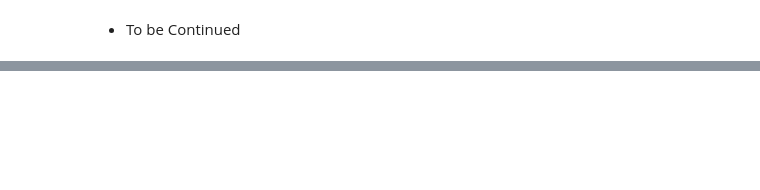
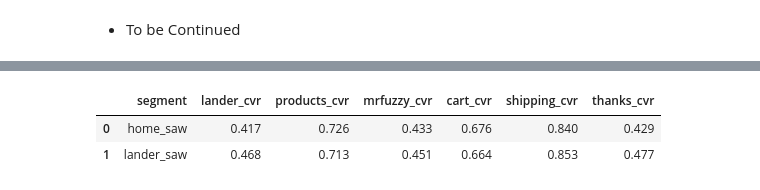
Before and after one commit to mavendataguy/SQL, a Jupyter notebook: SQL_Data_Analysis.ipynb, the cells around one changed output, grey strips where cells are left out. Saved outputs shown, nothing was run; the diff lists cells and outputs as text; code cells hidden in the pictures; blank space fills up the shorter version.

```diff
--- a/SQL_Data_Analysis.ipynb
+++ b/SQL_Data_Analysis.ipynb
@@ -347,0 +348,59 @@ and utm_campaign = 'nonbrand' and website_session_id >
+# %%
+pd.read_sql("""
+with sessions_level_counts_q7 as
+(
+	select case when home_saw=1 then 'home_saw' when lander_saw=1 then 'lander_saw' else 'un-known' end as segment,
+count( distinct website_session_id) as sessions,
+count( distinct case when products_hit=1 then website_session_id else null end) products_hit,
+count( distinct case when mrfuzzy_hit=1 then website_session_id else null end) mrfuzzy_hit,
+count( distinct case when shipping_hit=1 then website_session_id else null end) shipping_hit,
+count( distinct case when billing_hit=1 then website_session_id else null end) billing_hit,
+count( distinct case when cart_hit=1 then website_session_id else null end) cart_hit,
+count( distinct case when thanks_hit=1 then website_session_id else null end )thanks_hit
+from (
+select
+website_session_id,
+max(home_saw) home_saw,
+max(lander_saw) lander_saw,
+max(products_hit) products_hit,
+max(mrfuzzy_hit) mrfuzzy_hit,
+max(shipping_hit) shipping_hit,
+max(billing_hit) billing_hit,
+max(cart_hit)cart_hit,
+max(thanks_hit) thanks_hit
+	from
+	(
+	select
+	website_sessions.website_session_id, --min(website_pageview_id) min_pageview --,
+	case when website_pageviews.pageview_url= '/home' then 1 else 0 end as home_saw,
+	case when website_pageviews.pageview_url= '/lander-1' then 1 else 0 end as lander_saw,
+	case when website_pageviews.pageview_url= '/products' then 1 else 0 end as products_hit,
+	case when website_pageviews.pageview_url = '/the-original-mr-fuzzy' then 1 else 0 end as mrfuzzy_hit,
+	case when website_pageviews.pageview_url= '/shipping' then 1 else 0 end as shipping_hit,
+	case when website_pageviews.pageview_url ='/billing'  then 1 else 0 end as billing_hit,
+	case when website_pageviews.pageview_url= '/cart' then 1 else 0 end as cart_hit,
+	case when website_pageviews.pageview_url= '/thank-you-for-your-order' then 1 else 0 end as thanks_hit
+	from website_pageviews inner join website_sessions
+	on website_pageviews.website_session_id =  website_sessions.website_session_id
+	where website_pageview_id  >= ( select min (website_pageview_id ) from website_pageviews where pageview_url='/lander-1')
+	and website_pageviews.created_at <= '2012-07-28' -- '2012-06-19'
+	and utm_source='gsearch' and utm_campaign ='nonbrand'
+		)x
+	group by website_session_id
+	) sessions_pages_hit_q7
+	group by 1
+)
+select segment,
+round(products_hit*1.0/sessions,3) as lander_cvr,
+round(mrfuzzy_hit*1.0/products_hit,3) as products_cvr,
+round(cart_hit*1.0/mrfuzzy_hit,3) as mrfuzzy_cvr,
+round(shipping_hit*1.0/ cart_hit,3) as cart_cvr,
+round(billing_hit*1.0/shipping_hit,3) as shipping_cvr,
+round(thanks_hit*1.0/billing_hit,3) as thanks_cvr
+from sessions_level_counts_q7
+"""
+,con=conn).head()
+# %% [output]
+|  | segment | lander_cvr | products_cvr | mrfuzzy_cvr | cart_cvr | shipping_cvr | thanks_cvr |
+| 0 | home_saw | 0.417 | 0.726 | 0.433 | 0.676 | 0.840 | 0.429 |
+| 1 | lander_saw | 0.468 | 0.713 | 0.451 | 0.664 | 0.853 | 0.477 |
```
Also changed, not shown: parts of 30 cells of this notebook.
